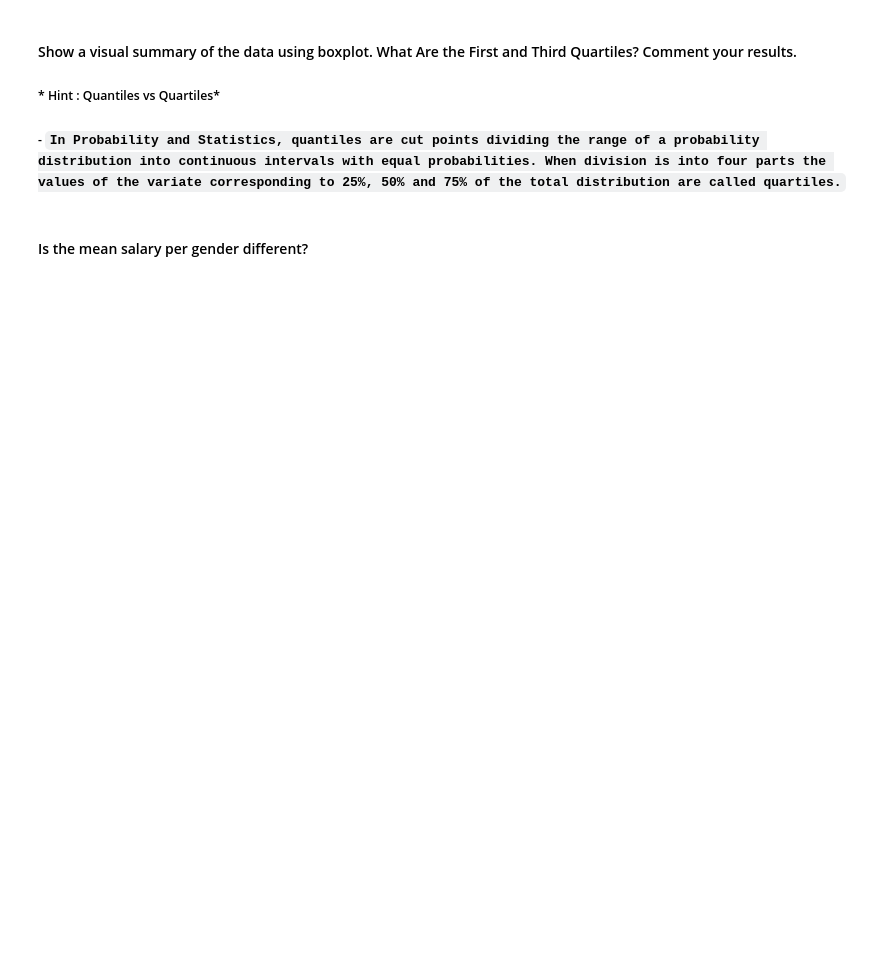
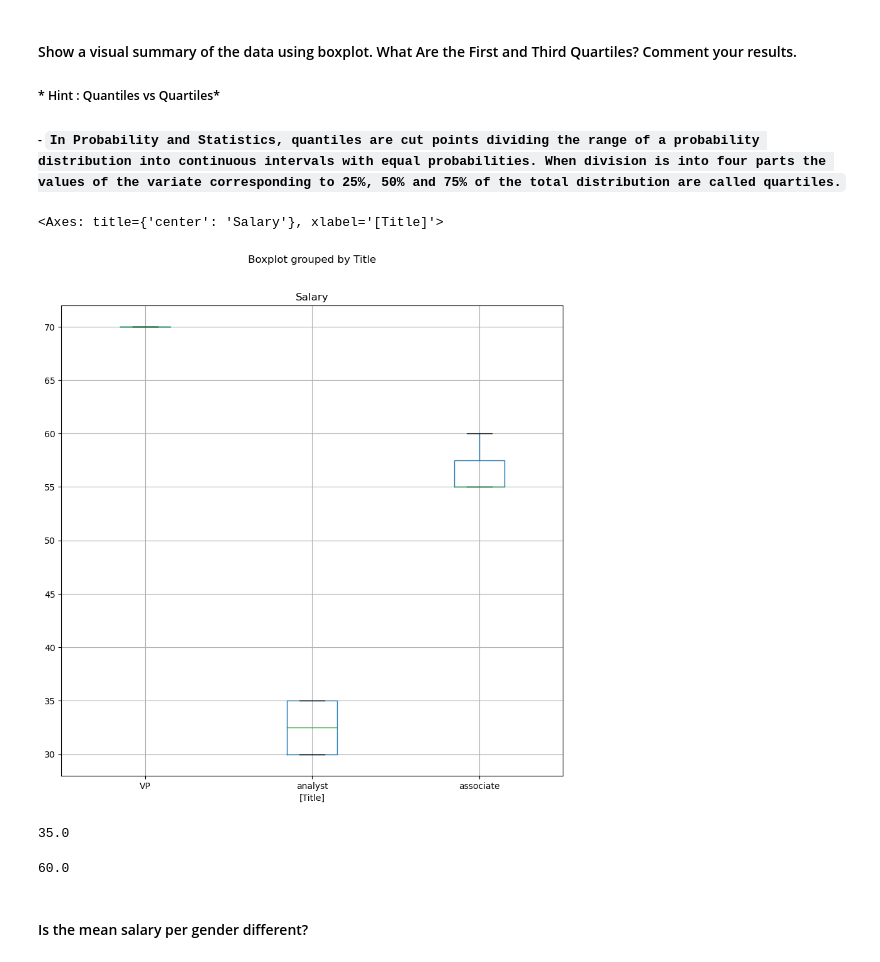
Before and after one commit to Ironhack-Data-Madrid-Octubre-2023/5.1-lab_subsetting_and_descriptive_stats, a Jupyter notebook: your-code/main.ipynb, the cells around one changed output. Saved outputs shown, nothing was run; the diff lists cells and outputs as text; code cells hidden in the pictures; blank space fills up the shorter version.

```diff
--- a/your-code/main.ipynb
+++ b/your-code/main.ipynb
@@ -252,10 +293,23 @@ employee.loc[employee['Salary'] == employee['Salary'].min()]
 ##### - `In Probability and Statistics, quantiles are cut points dividing the range of a probability distribution into continuous intervals with equal probabilities. When division is into four parts the values of the variate corresponding to 25%, 50% and 75% of the total distribution are called quartiles.`
 # %%
 # draw boxplot here
+
+employee.boxplot(column = ['Salary'], by = ['Title'], figsize = (10, 10))
+# %% [output]
+<Axes: title={'center': 'Salary'}, xlabel='[Title]'>
+[figure, added]
 # %%
 # print first quartile here
+
+employee.loc['Salary'].quantile(0.25)
+# %% [output]
+35.0
 # %%
 # print third quartile here
+
+employee['Salary'].quantile(0.75)
+# %% [output]
+60.0
 # %% [markdown]
 #### Is the mean salary per gender different?
 # %%
```
Also changed, not shown: parts of 11 cells of this notebook.
